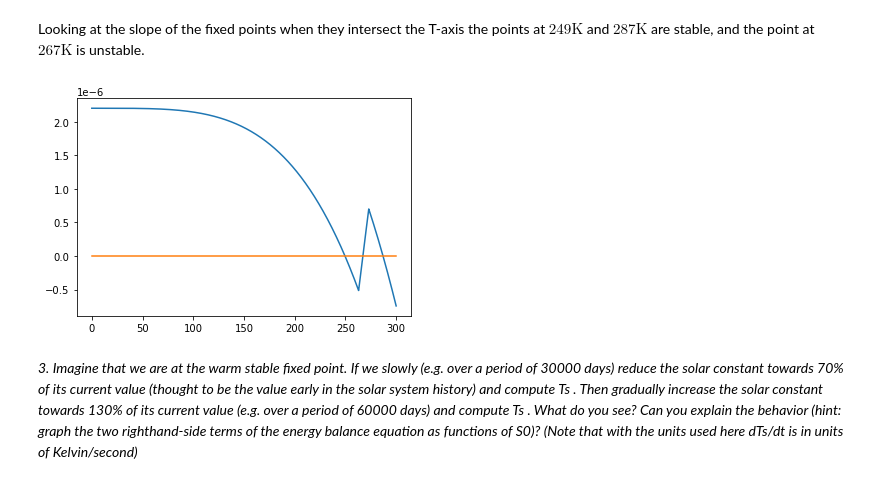
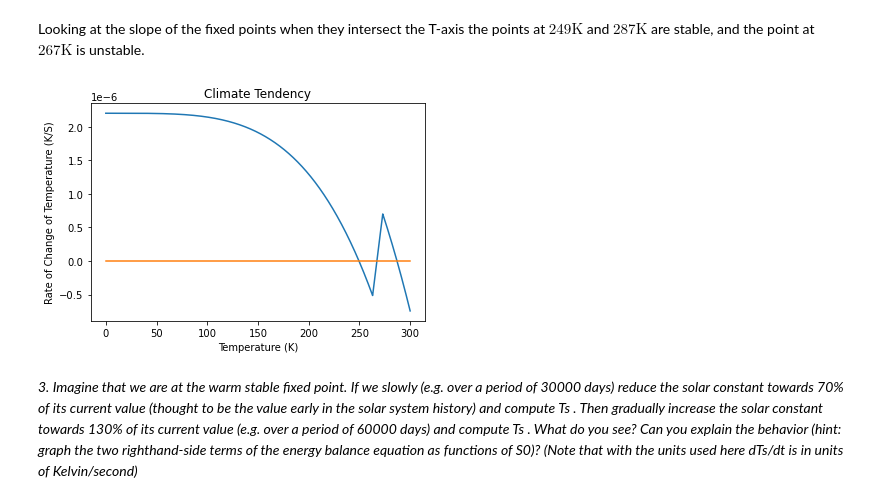
Before and after one commit to bentrey/APMA-E-115, a Jupyter notebook: Assignment 2 Group Work.ipynb, the cells around one changed output. Drawn from its saved outputs; the diff is of its cells as text; code cells hidden in the pictures.

```diff
--- a/Assignment 2 Group Work.ipynb
+++ b/Assignment 2 Group Work.ipynb
@@ -33,7 +58,7 @@ def alpha(T):
     else:
         return 0.6
 
-def climate_tendency(T, S0):
+def climate_tendency(T, S0=2200):
     dTdt = ((1-alpha(T))*S0/4-sigma*T**4)/H
     return dTdt
 # %%
@@ -87,12 +105,15 @@ climate tendency:  -2.842170943040401e-22
 Looking at the slope of the fixed points when they intersect the T-axis the points at $249 \mathrm{K}$ and $287 \mathrm{K}$ are stable, and the point at $267 \mathrm{K}$ is unstable.
 # %%
 T = np.arange(0,300,0.01)
-y = [climate_tendency(t,2200) for t in T]
+y = [climate_tendency(t) for t in T]
+plt.title('Climate Tendency')
+plt.xlabel('Temperature (K)')
+plt.ylabel('Rate of Change of Temperature (K/S)')
 plt.plot(T, y)
 plt.plot([0,300],[0,0])
 plt.show()
 # %% [output]
-[figure, old version]
+[figure, new version]
 # %% [markdown]
 <i>3. Imagine that we are at the warm stable fixed point. If we slowly
 (e.g. over a period of 30000 days) reduce the solar constant
```
Also changed, not shown: parts of 25 cells of this notebook.
